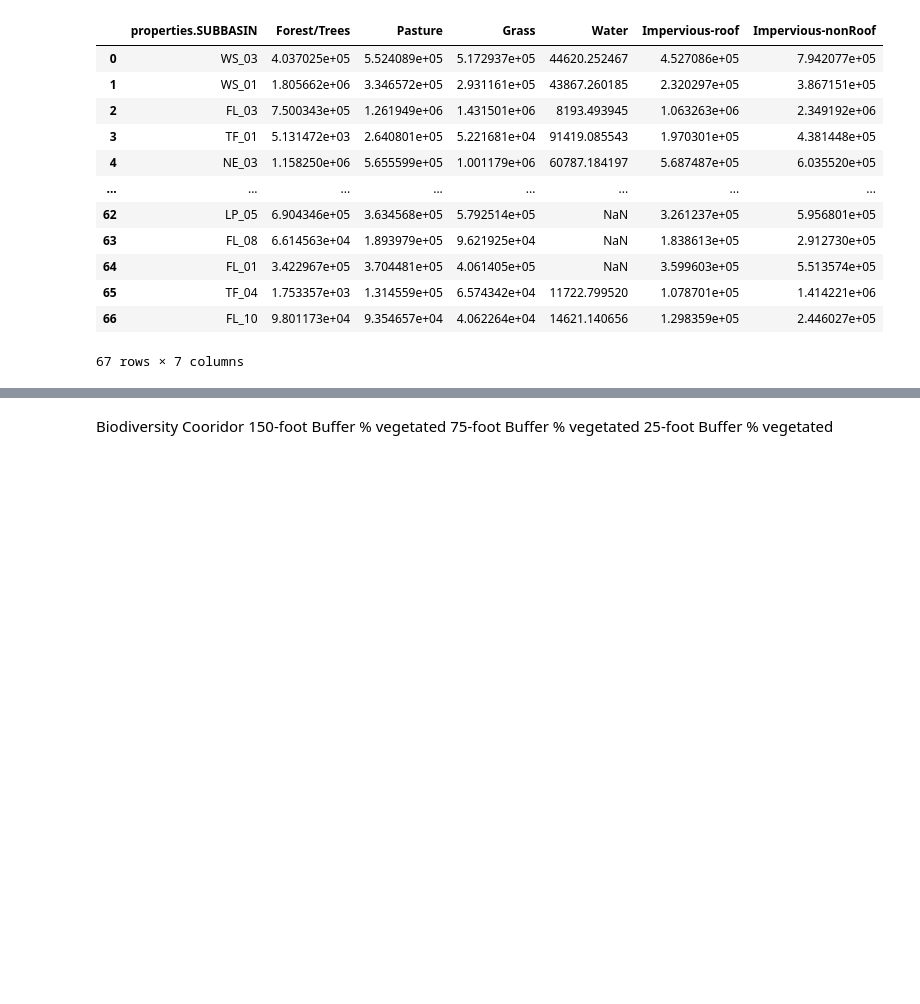
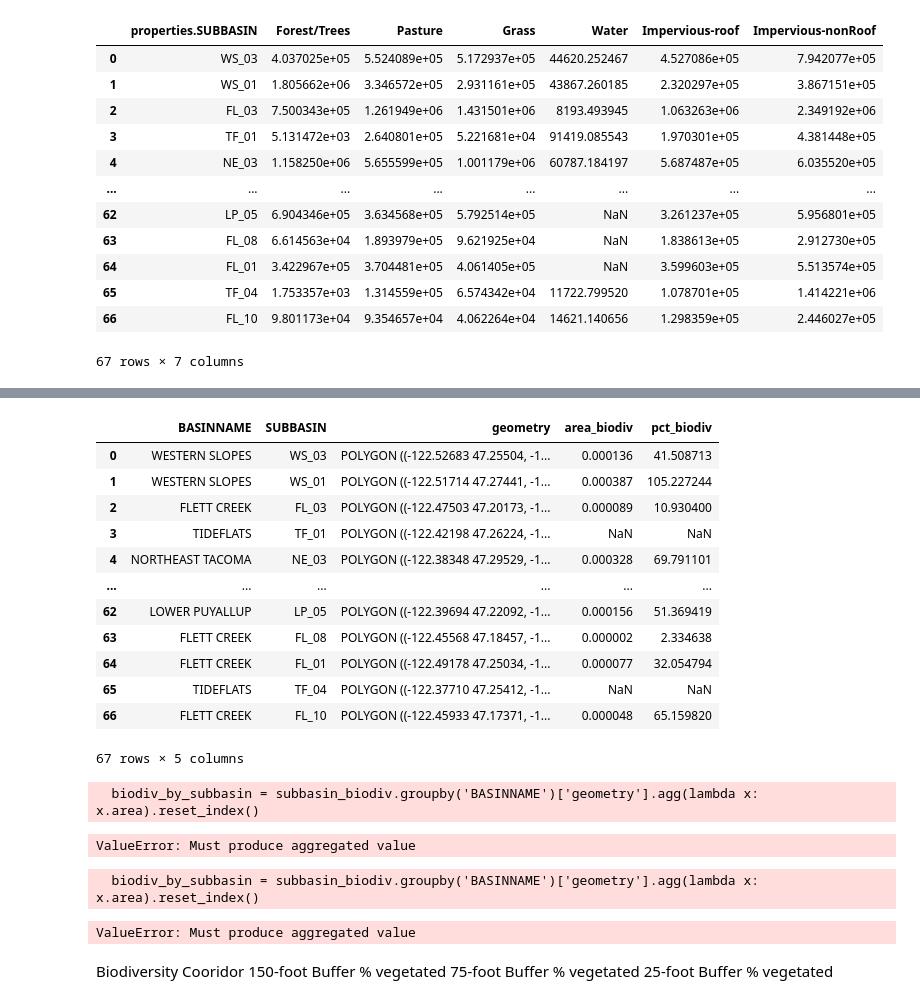
Before and after one commit to Geosyntec/StormPiper, a Jupyter notebook: ipynb/reports_data.ipynb, the cells around one changed output, grey strips where cells are left out. Saved outputs shown, nothing was run; the diff lists cells and outputs as text; code cells hidden in the pictures; blank space fills up the shorter version.

```diff
--- a/ipynb/reports_data.ipynb
+++ b/ipynb/reports_data.ipynb
@@ -302,3 +563,39 @@ Tree Canopy % Cover in buffers (varies for stream type)
+# %%
+subbasins_biodiv
+# %% [output]
+|  | BASINNAME | SUBBASIN | geometry | area_biodiv | pct_biodiv |
+| 0 | WESTERN SLOPES | WS_03 | POLYGON ((-122.52683 47.25504, -1... | 0.000136 | 41.508713 |
+| 1 | WESTERN SLOPES | WS_01 | POLYGON ((-122.51714 47.27441, -1... | 0.000387 | 105.227244 |
+| 2 | FLETT CREEK | FL_03 | POLYGON ((-122.47503 47.20173, -1... | 0.000089 | 10.930400 |
+| 3 | TIDEFLATS | TF_01 | POLYGON ((-122.42198 47.26224, -1... | NaN | NaN |
+| 4 | NORTHEAST TACOMA | NE_03 | POLYGON ((-122.38348 47.29529, -1... | 0.000328 | 69.791101 |
+| ... | ... | ... | ... | ... | ... |
+| 62 | LOWER PUYALLUP | LP_05 | POLYGON ((-122.39694 47.22092, -1... | 0.000156 | 51.369419 |
+| 63 | FLETT CREEK | FL_08 | POLYGON ((-122.45568 47.18457, -1... | 0.000002 | 2.334638 |
+| 64 | FLETT CREEK | FL_01 | POLYGON ((-122.49178 47.25034, -1... | 0.000077 | 32.054794 |
+| 65 | TIDEFLATS | TF_04 | POLYGON ((-122.37710 47.25412, -1... | NaN | NaN |
+| 66 | FLETT CREEK | FL_10 | POLYGON ((-122.45933 47.17371, -1... | 0.000048 | 65.159820 |
+67 rows × 5 columns
+# %%
+# Perform spatial join between subbasins and biodiversity
+subbasin_biodiv = gp.sjoin(subbasins, bio_diversity_gpd, op='intersects')
+
+# Calculate the area of biodiversity in each subbasin
+biodiv_by_subbasin = subbasin_biodiv.groupby('BASINNAME')['geometry'].agg(lambda x: x.area).reset_index()
+# %% [output]
+  biodiv_by_subbasin = subbasin_biodiv.groupby('BASINNAME')['geometry'].agg(lambda x: x.area).reset_index()
+ValueError: Must produce aggregated value
+# %%
+# Calculate the percentage of each subbasin that is biodiversity
+total_area_by_subbasin = subbasins.geometry.area.groupby(subbasins['BASINNAME']).sum().reset_index()
+biodiv_by_subbasin = biodiv_by_subbasin.merge(total_area_by_subbasin, on='BASINNAME', suffixes=('_biodiv', '_total'))
+biodiv_by_subbasin['percent_biodiv'] = 100 * biodiv_by_subbasin['geometry_biodiv'] / biodiv_by_subbasin['geometry_total']
+
+# Print the result
+print(biodiv_by_subbasin)
+# %% [output]
+  biodiv_by_subbasin = subbasin_biodiv.groupby('BASINNAME')['geometry'].agg(lambda x: x.area).reset_index()
+ValueError: Must produce aggregated value
 # %% [markdown]
 Biodiversity Cooridor
 150-foot Buffer % vegetated
```
Also changed, not shown: parts of 51 cells of this notebook, 5 other files.
